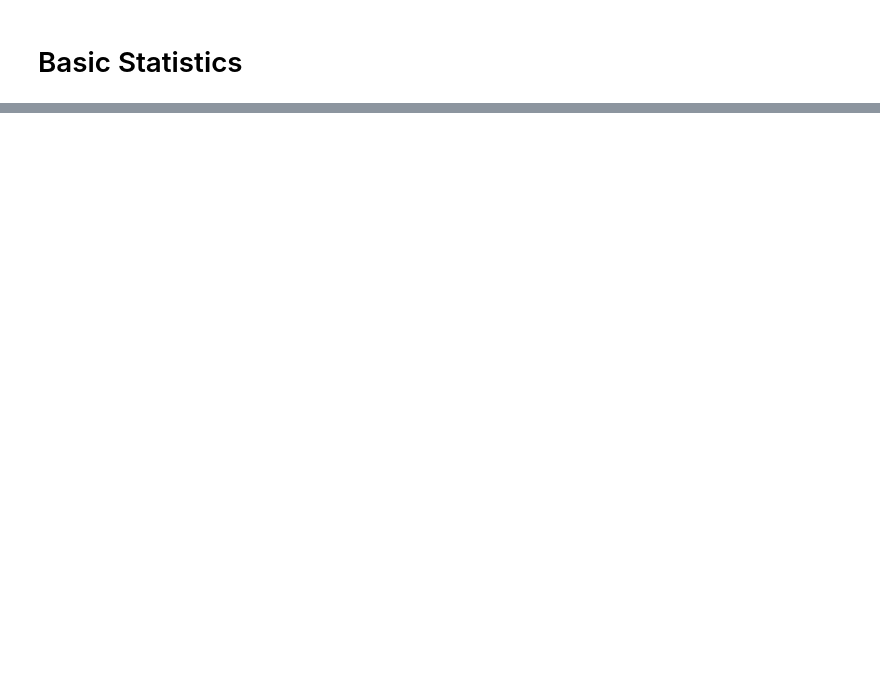
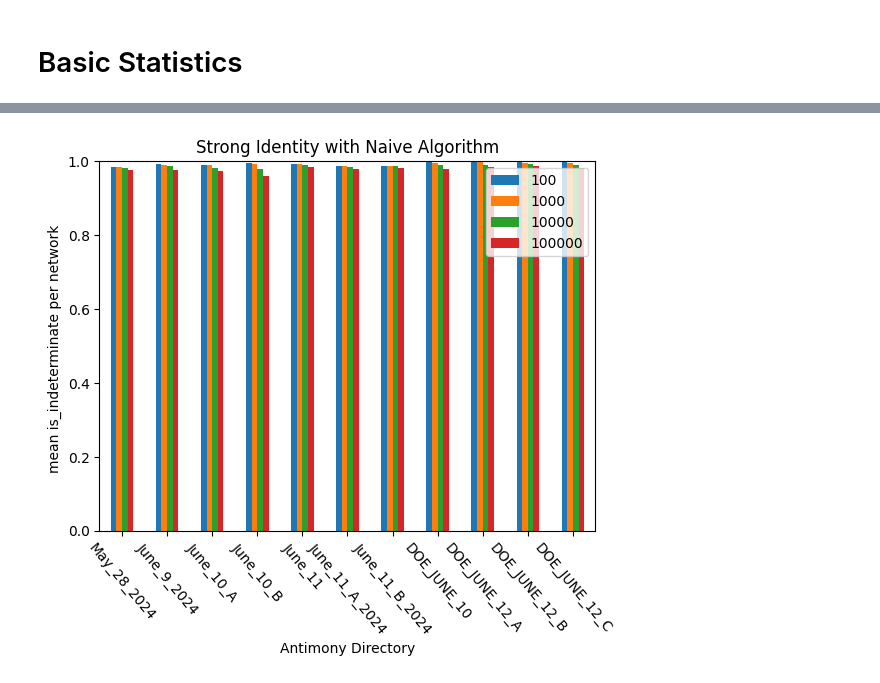
Before and after one commit to ModelEngineering/pySubnetSB, a Jupyter notebook: notebooks/analyze_structure.ipynb, the cells around one changed output, grey strips where cells are left out. Drawn from its saved outputs; the diff is of its cells as text; code cells hidden in the pictures; blank space fills up the shorter version.

```diff
--- a/notebooks/analyze_structure.ipynb
+++ b/notebooks/analyze_structure.ipynb
@@ -223,0 +88,6 @@ ls: /Users/jlheller/home/Technical/repos/OscillatorDatabase/Oscillators_June_9_2
+# %%
+SummaryStatistics.plotConditionMetrics(cn.COL_IS_INDETERMINATE, is_sirn=False,
+        identity_types=["strong"], max_num_perms=[100, 1000, 10000, 100000],
+        title="Strong Identity with Naive Algorithm")
+# %% [output]
+[figure, added]
```
Also changed, not shown: parts of 25 cells of this notebook, 13 other files.
